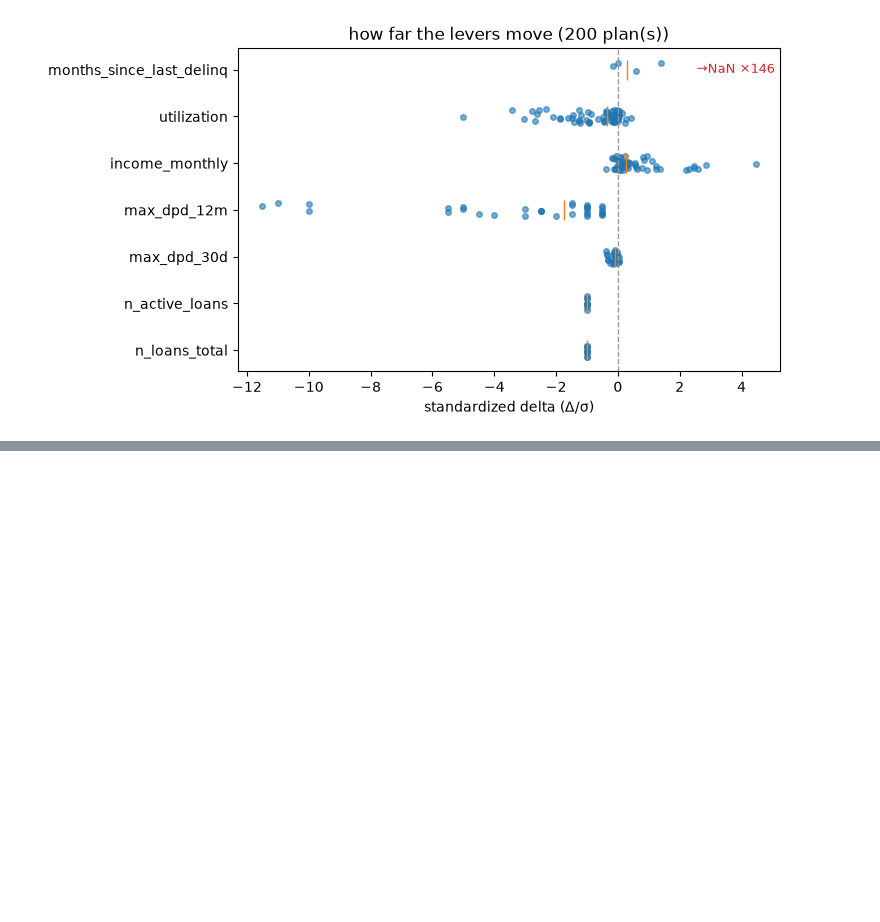
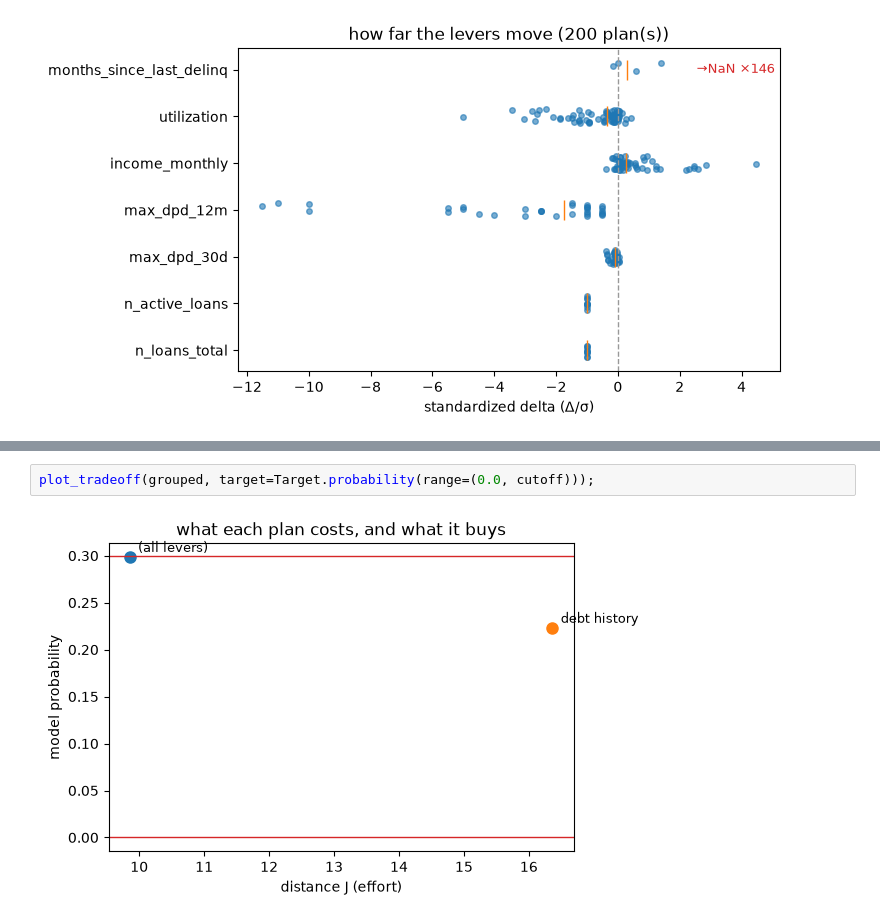
Before and after one commit to wlazlod/treecf, a Jupyter notebook: docs/notebooks/02-credit-risk-tutorial.ipynb, the cells around one changed output, grey strips where cells are left out. Cells and saved outputs as stored; diff of their text form; blank space fills up the shorter version.

```diff
--- a/docs/notebooks/02-credit-risk-tutorial.ipynb
+++ b/docs/notebooks/02-credit-risk-tutorial.ipynb
@@ -258,0 +284,4 @@ plot_batch_deltas(batch, explainer=exp);   # deltas in sigma units
+# %%
+plot_tradeoff(grouped, target=Target.probability(range=(0.0, cutoff)));
+# %% [output]
+[figure, added]
```
Also changed, not shown: parts of 6 cells of this notebook, 4 other files.
